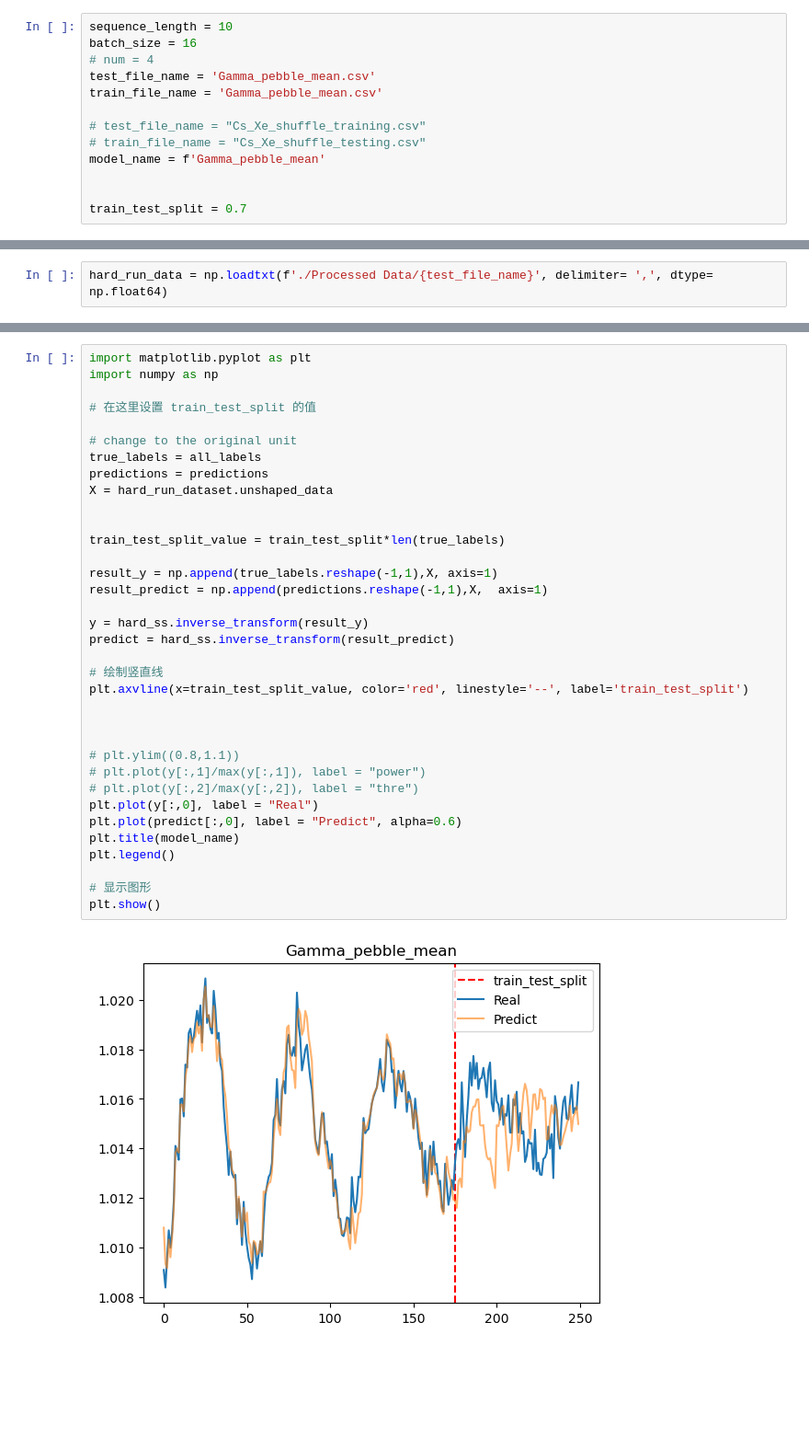
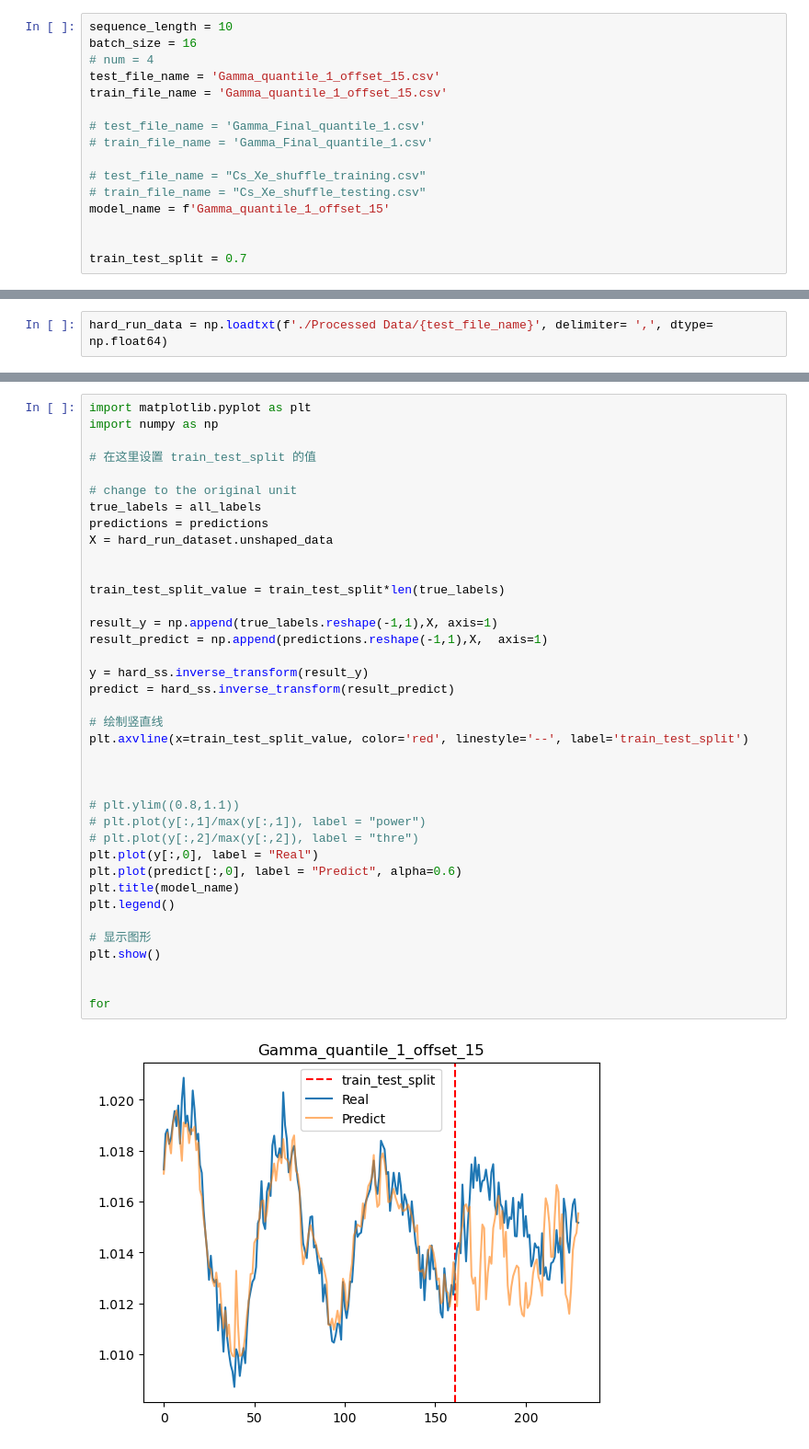
Before and after one commit to ChangyiYang/SimpleLSTM, a Jupyter notebook: Gamma_training.ipynb, the cells around one changed output, grey strips where cells are left out. Shown at 92% size. Saved outputs shown, nothing was run; the diff lists cells and outputs as text; blank space fills up the shorter version.

```diff
--- a/Gamma_training.ipynb
+++ b/Gamma_training.ipynb
@@ -13,12 +13,15 @@ from sklearn.preprocessing import StandardScaler
 sequence_length = 10
 batch_size = 16
 # num = 4
-test_file_name = 'Gamma_pebble_mean.csv'
-train_file_name = 'Gamma_pebble_mean.csv'
+test_file_name = 'Gamma_quantile_1_offset_15.csv'
+train_file_name = 'Gamma_quantile_1_offset_15.csv'
+
+# test_file_name = 'Gamma_Final_quantile_1.csv'
+# train_file_name = 'Gamma_Final_quantile_1.csv'
 
 # test_file_name = "Cs_Xe_shuffle_training.csv"
 # train_file_name = "Cs_Xe_shuffle_testing.csv"
-model_name = f'Gamma_pebble_mean'
+model_name = f'Gamma_quantile_1_offset_15'
 
 
 train_test_split = 0.7
@@ -267,31 +270,34 @@ import numpy as np
 # change to the original unit
 true_labels = all_labels
 predictions = predictions
 X = hard_run_dataset.unshaped_data
 
 
 train_test_split_value = train_test_split*len(true_labels)
 
 result_y = np.append(true_labels.reshape(-1,1),X, axis=1)
 result_predict = np.append(predictions.reshape(-1,1),X,  axis=1)
 
 y = hard_ss.inverse_transform(result_y)
 predict = hard_ss.inverse_transform(result_predict)
 
 # 绘制竖直线
 plt.axvline(x=train_test_split_value, color='red', linestyle='--', label='train_test_split')
 
 
 
 # plt.ylim((0.8,1.1))
 # plt.plot(y[:,1]/max(y[:,1]), label = "power")
 # plt.plot(y[:,2]/max(y[:,2]), label = "thre")
 plt.plot(y[:,0], label = "Real")
 plt.plot(predict[:,0], label = "Predict", alpha=0.6)
 plt.title(model_name)
 plt.legend()
 
 # 显示图形
 plt.show()
+
+
+for
 # %% [output]
-[figure, old version]
+[figure, new version]
```
Also changed, not shown: parts of 9 cells of this notebook, 13 other files.
